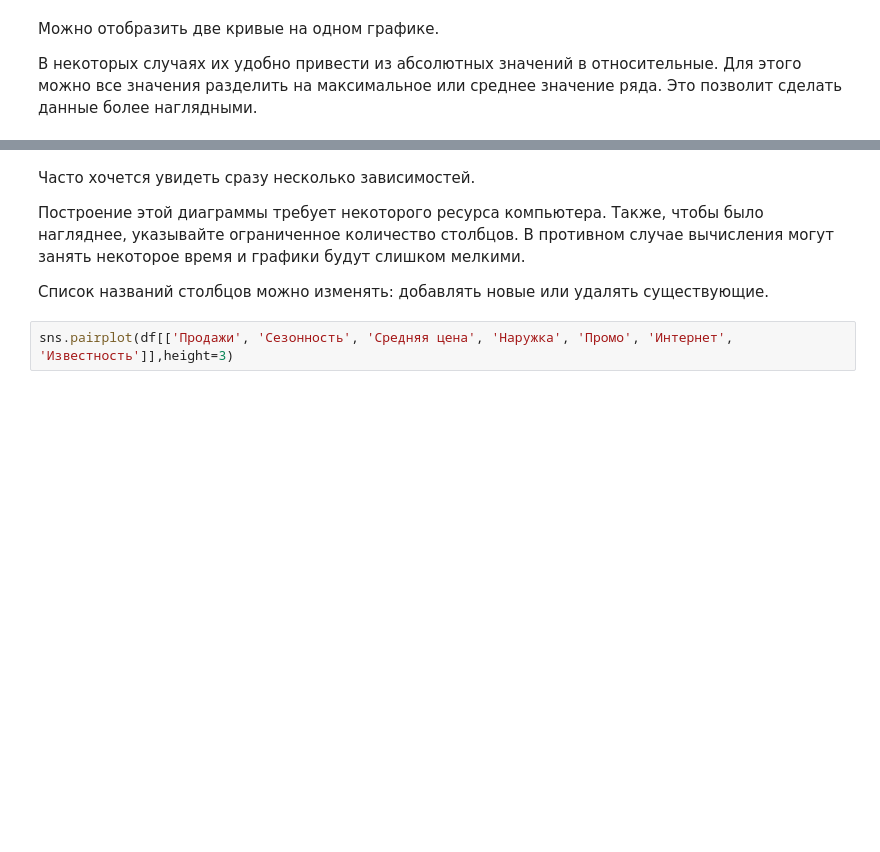
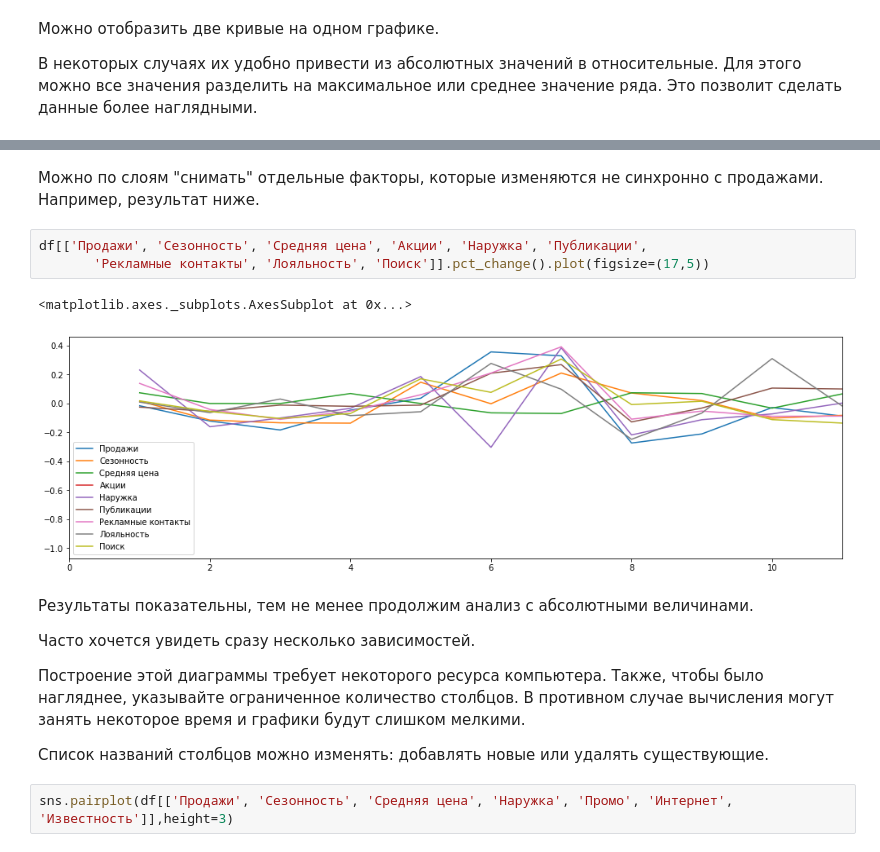
Before and after one commit to aikula/DataDriven, a Jupyter notebook: DataDriven.ipynb, the cells around one changed output, grey strips where cells are left out. Saved outputs shown, nothing was run; the diff lists cells and outputs as text; blank space fills up the shorter version.

```diff
--- a/DataDriven.ipynb
+++ b/DataDriven.ipynb
@@ -143,4 +160,14 @@ plt.legend();
+# %% [markdown]
+Можно по слоям "снимать" отдельные факторы, которые изменяются не синхронно с продажами. Например, результат ниже.
+# %%
+df[['Продажи', 'Сезонность', 'Средняя цена', 'Акции', 'Наружка', 'Публикации',
+       'Рекламные контакты', 'Лояльность', 'Поиск']].pct_change().plot(figsize=(17,5))
+# %% [output]
+<matplotlib.axes._subplots.AxesSubplot at 0x...>
+[figure, added]
 # %% [markdown]
+Результаты показательны, тем не менее продолжим анализ с абсолютными величинами.
+
 Часто хочется увидеть сразу несколько зависимостей.
 
 Построение этой диаграммы требует некоторого ресурса компьютера. Также, чтобы было нагляднее, указывайте ограниченное количество столбцов. В противном случае вычисления могут занять некоторое время и графики будут слишком мелкими.
```
Also changed, not shown: parts of 12 cells of this notebook.
